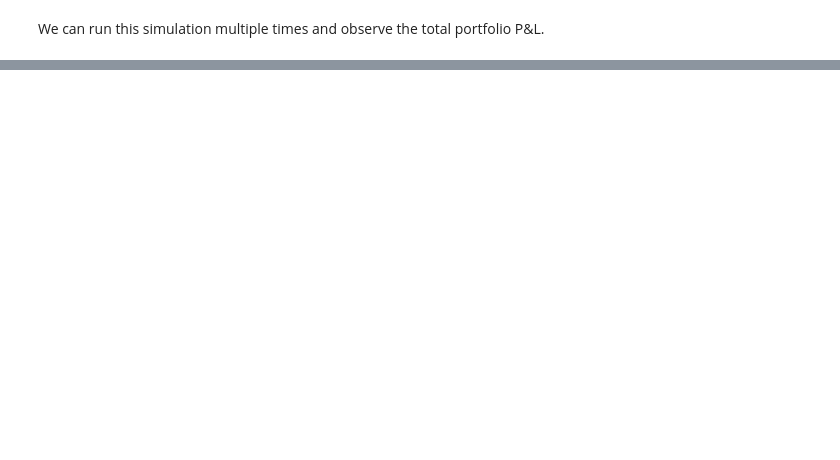
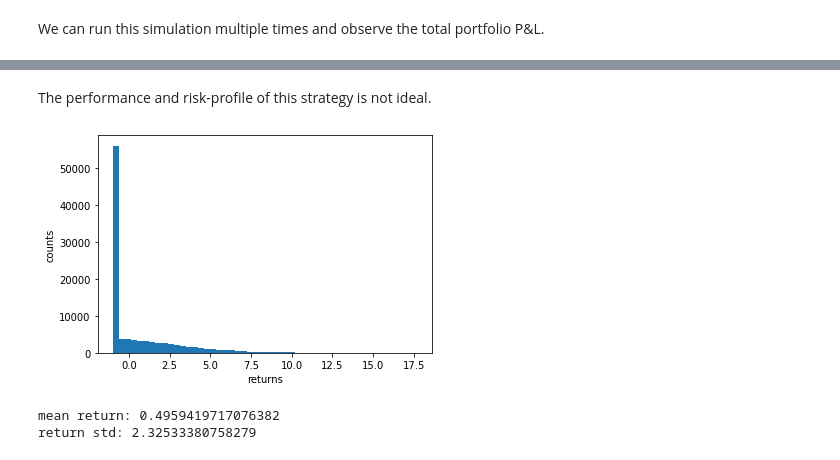
Before and after one commit to ag3nt3154/Quantitative_Finance_Modelling, a Jupyter notebook: 5. Monte_carlo_option_pricing.ipynb, the cells around one changed output, grey strips where cells are left out. Drawn from its saved outputs; the diff is of its cells as text; code cells hidden in the pictures; blank space fills up the shorter version.

```diff
--- a/5. Monte_carlo_option_pricing.ipynb
+++ b/5. Monte_carlo_option_pricing.ipynb
@@ -286,0 +317,15 @@ for i in range(num_trials):
+# %% [markdown]
+The performance and risk-profile of this strategy is not ideal.
+# %%
+returns_arr = np.array([profit_arr[i] / init_call_price for i in range(len(profit_arr))])
+plt.hist(returns_arr, bins=50)
+plt.xlabel('returns')
+plt.ylabel('counts')
+plt.show()
+
+print(f'mean return: {np.mean(returns_arr)}')
+print(f'return std: {np.std(returns_arr)}')
+# %% [output]
+[figure, added]
+mean return: 0.4959419717076382
+return std: 2.32533380758279
```
Also changed, not shown: parts of 25 cells of this notebook.
